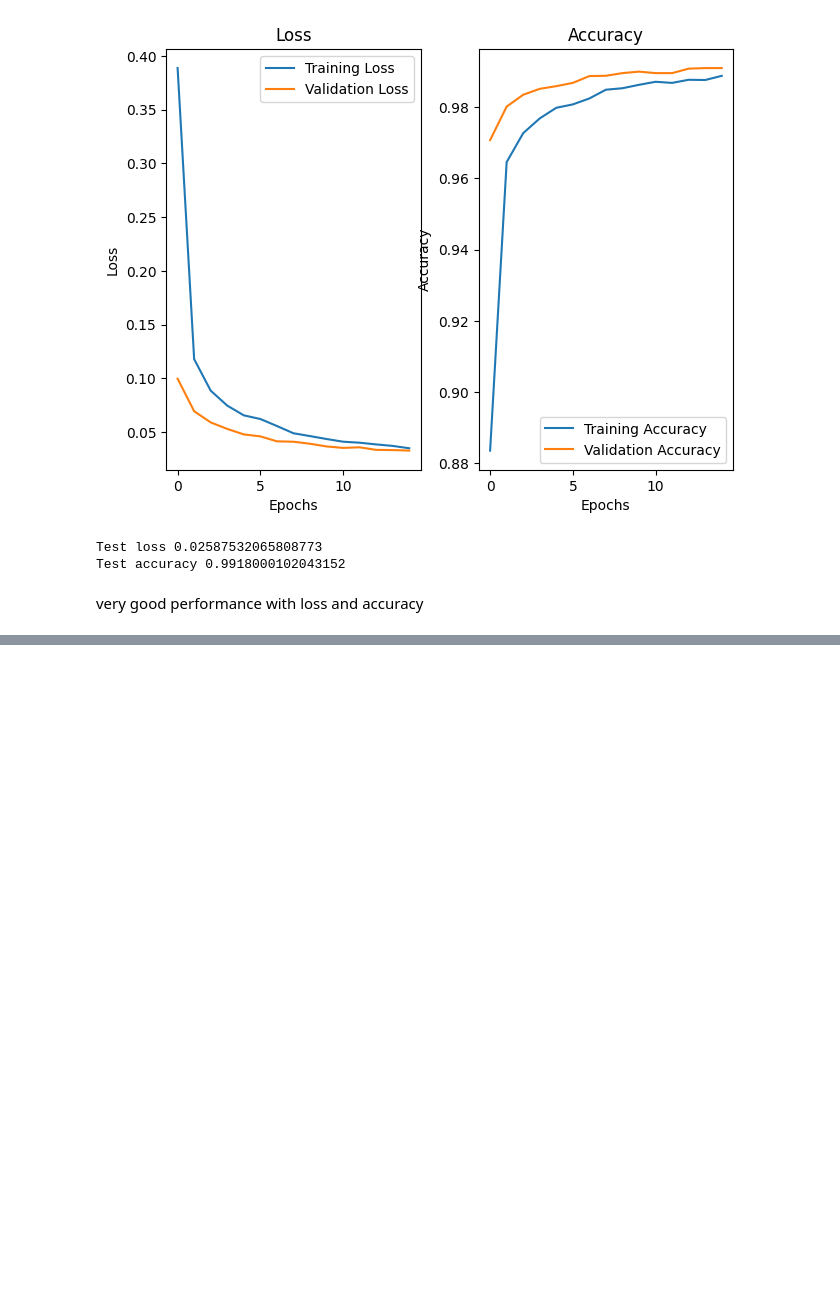
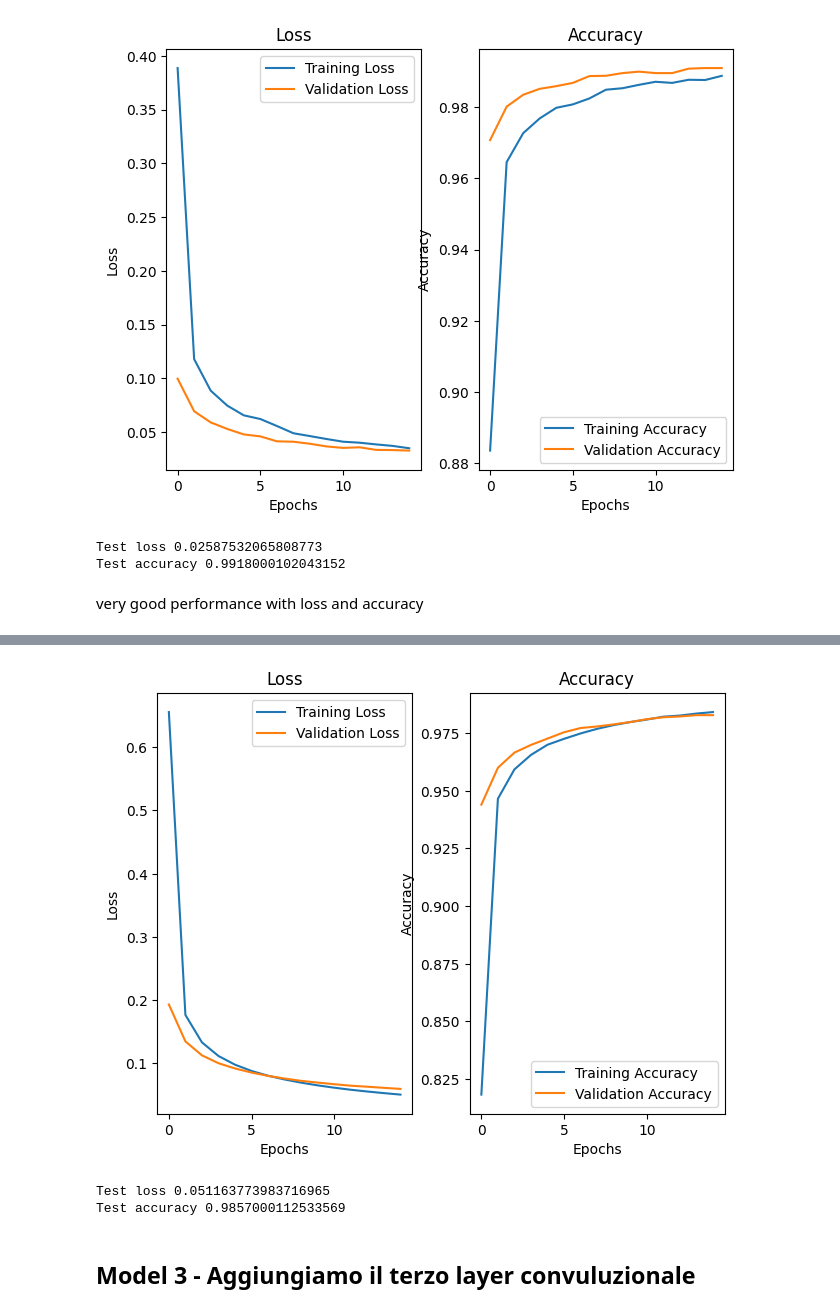
Before and after one commit to LucaPerf/Assignement-Advanced-ML, a Jupyter notebook: Assignment_3/Assignment_Perfetti.ipynb, the cells around one changed output, grey strips where cells are left out. Drawn from its saved outputs; the diff is of its cells as text; code cells hidden in the pictures; blank space fills up the shorter version.

```diff
--- a/Assignment_3/Assignment_Perfetti.ipynb
+++ b/Assignment_3/Assignment_Perfetti.ipynb
@@ -192,0 +263,21 @@ Test accuracy 0.18889999389648438
+# %%
+input_shape = (28,28,1)
+
+model_2 = keras.Sequential(
+    [
+        keras.Input(shape=input_shape),
+
+        # Primo strato convuluzionale
+        layers.Conv2D(8, kernel_size=(5,5), activation='relu'),
+        layers.MaxPooling2D(pool_size=(3,3)),
+
+        # Secondo strato convuluzionale
+        layers.Conv2D(16, kernel_size=(3,3), activation='relu'),
+        layers.MaxPooling2D(pool_size=(2,2)),
+
+        layers.Flatten(),
+        layers.Dense(num_classes, activation='softmax')
+    ]
+)
+
+model_2.summary()
@@ -192,0 +304,6 @@ Test accuracy 0.18889999389648438
+# %%
+batch_size = 128
+epochs = 15
+
+model_2.compile(loss='categorical_crossentropy', optimizer='adam', metrics=['accuracy'])
+history2 = model_2.fit(x_train, y_train, batch_size=batch_size, epochs=epochs, validation_split=0.2)
@@ -192,0 +328,13 @@ Test accuracy 0.18889999389648438
+# %%
+plot_performance(history2)
+# %% [output]
+[figure, added]
+# %%
+score = model_2.evaluate(x_test, y_test, verbose=0)
+print('Test loss', score[0])
+print('Test accuracy', score[1])
+# %% [output]
+Test loss 0.051163773983716965
+Test accuracy 0.9857000112533569
+# %% [markdown]
+## Model 3 - Aggiungiamo il terzo layer convuluzionale
```
Also changed, not shown: parts of 26 cells of this notebook.
